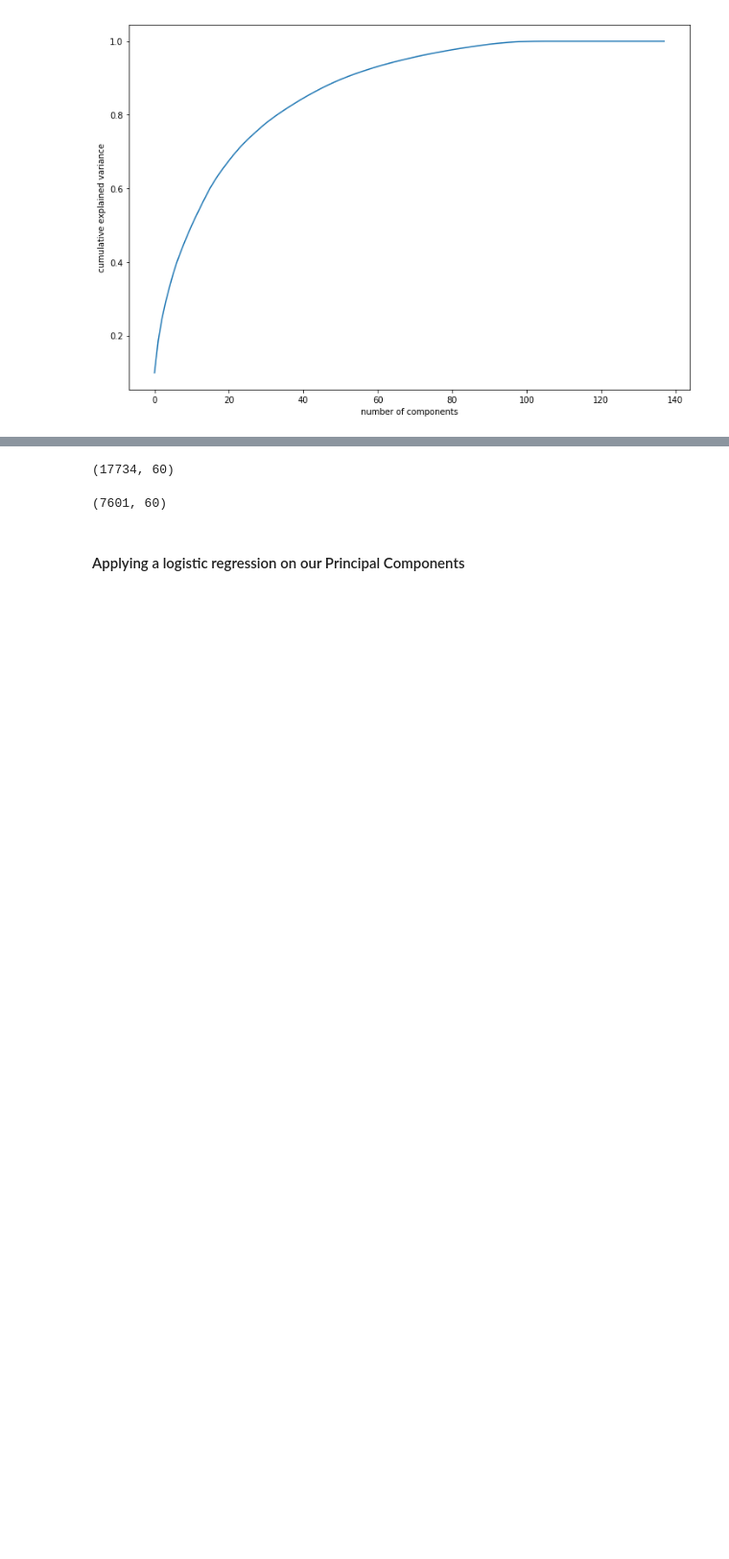
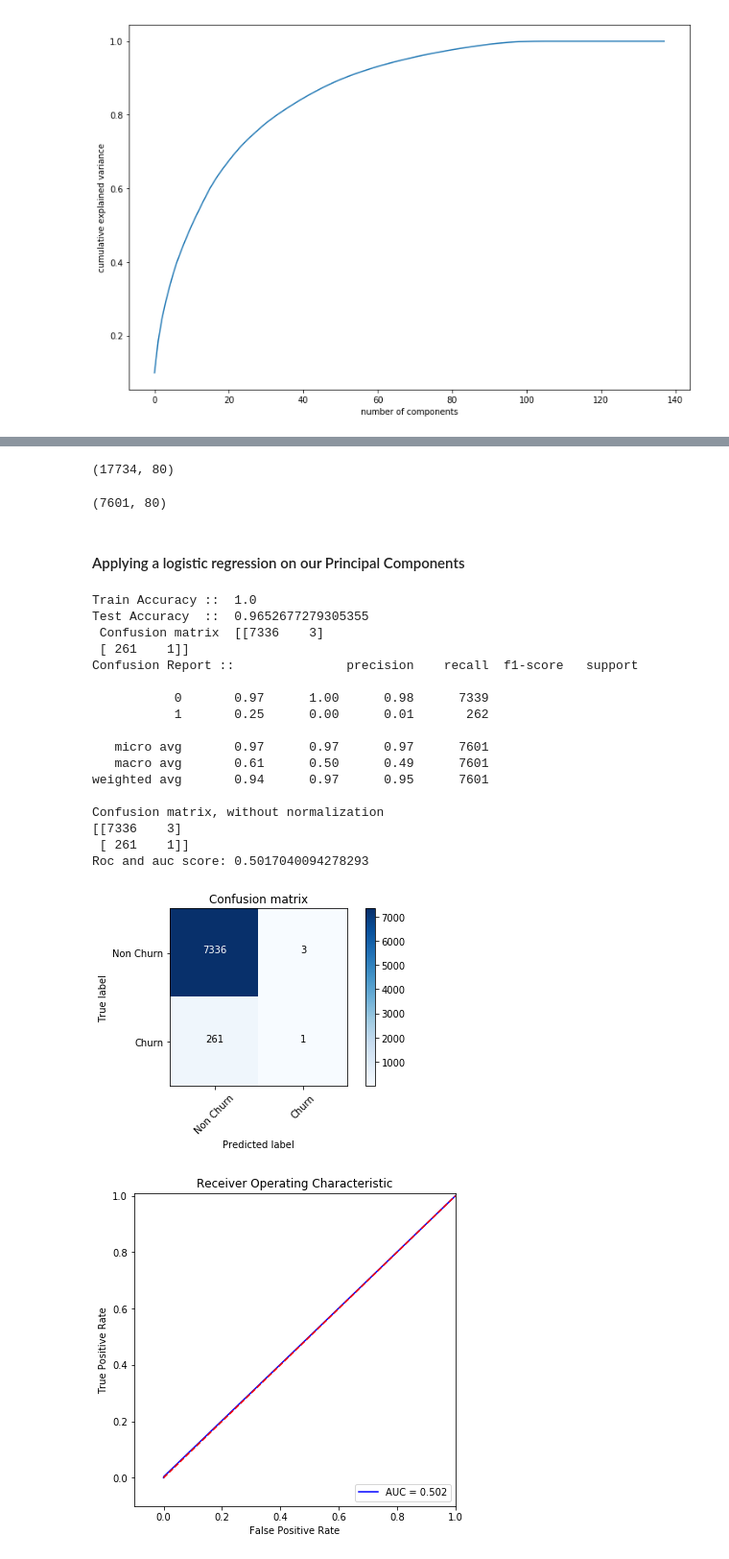
Before and after one commit to ykmanoj/Machine-Learning-Case-Study, a Jupyter notebook: Telcome_Churn/telcom-churn.ipynb, the cells around one changed output, grey strips where cells are left out. Shown at 96% size. Drawn from its saved outputs; the diff is of its cells as text; code cells hidden in the pictures; blank space fills up the shorter version.

```diff
--- a/Telcome_Churn/telcom-churn.ipynb
+++ b/Telcome_Churn/telcom-churn.ipynb
@@ -420,3 +507,16 @@ weighted avg       0.95      0.95      0.95      7601
+# %%
+### XGBoost classification
+
+from xgboost import XGBClassifier
+model = XGBClassifier()
+model.fit(X_train_scaled, y_train)
+# make predictions for test data
+y_pred = model.predict(X_test_scaled)
+predictions = [round(value) for value in y_pred]
+train_pred = model.predict(X_train_scaled)
+predictions_train = [round(value) for value in train_pred]
+#predictions = rf.predict(X_test_scaled)
+modelEvaluationMatrix(y_train,y_test,train_pred,predictions)
 # %% [markdown]
 #### PCA Implementation
 # %%
@@ -440,26 +560,49 @@ plt.show()
 # %%
 #Using incremental PCA for efficiency - saves a lot of time on larger datasets
 from sklearn.decomposition import IncrementalPCA
-pca_final = IncrementalPCA(n_components=60)
+pca_final = IncrementalPCA(n_components=80)
 
 df_train_pca = pca_final.fit_transform(X_train_scaled)
 df_train_pca.shape
 # %% [output]
-(17734, 60)
+(17734, 80)
 # %%
 #Applying selected components to the test data - 16 components
 df_test_pca = pca_final.transform(X_test_scaled)
 df_test_pca.shape
 # %% [output]
-(7601, 60)
+(7601, 80)
 # %% [markdown]
 #### Applying a logistic regression on our Principal Components
 # %%
 #Training the model on the train data
 
-learner_pca = LogisticRegression()
+learner_pca = RandomForestClassifier(n_estimators=100,random_state=0)
 model_pca = learner_pca.fit(df_train_pca,y_train)
 
 #Making prediction on the test data
 pred_probs_test = model_pca.predict(df_test_pca)
-modelEvaluationMatrix(y_train,y_test, pred_probs_test)
+pred_probs_train = model_pca.predict(df_train_pca)
+
+
+modelEvaluationMatrix(y_train,y_test,pred_probs_train, pred_probs_test)
+# %% [output]
+Train Accuracy ::  1.0
+Test Accuracy  ::  0.9652677279305355
+ Confusion matrix  [[7336    3]
+ [ 261    1]]
+Confusion Report ::               precision    recall  f1-score   support
+
+           0       0.97      1.00      0.98      7339
+           1       0.25      0.00      0.01       262
+
+   micro avg       0.97      0.97      0.97      7601
+   macro avg       0.61      0.50      0.49      7601
+weighted avg       0.94      0.97      0.95      7601
+
+Confusion matrix, without normalization
+[[7336    3]
+ [ 261    1]]
+Roc and auc score: 0.5017040094278293
+[figure, added]
+[figure, added]
```
Also changed, not shown: parts of 19 cells of this notebook.
